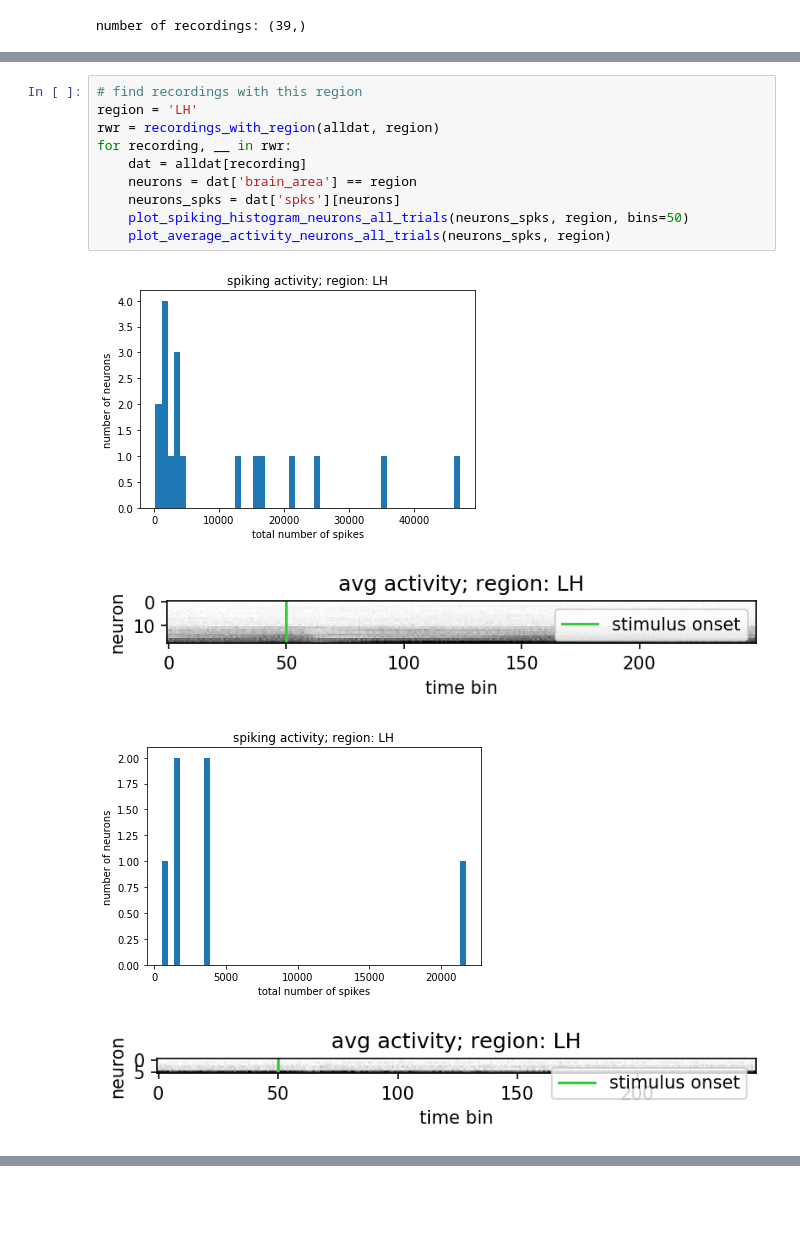
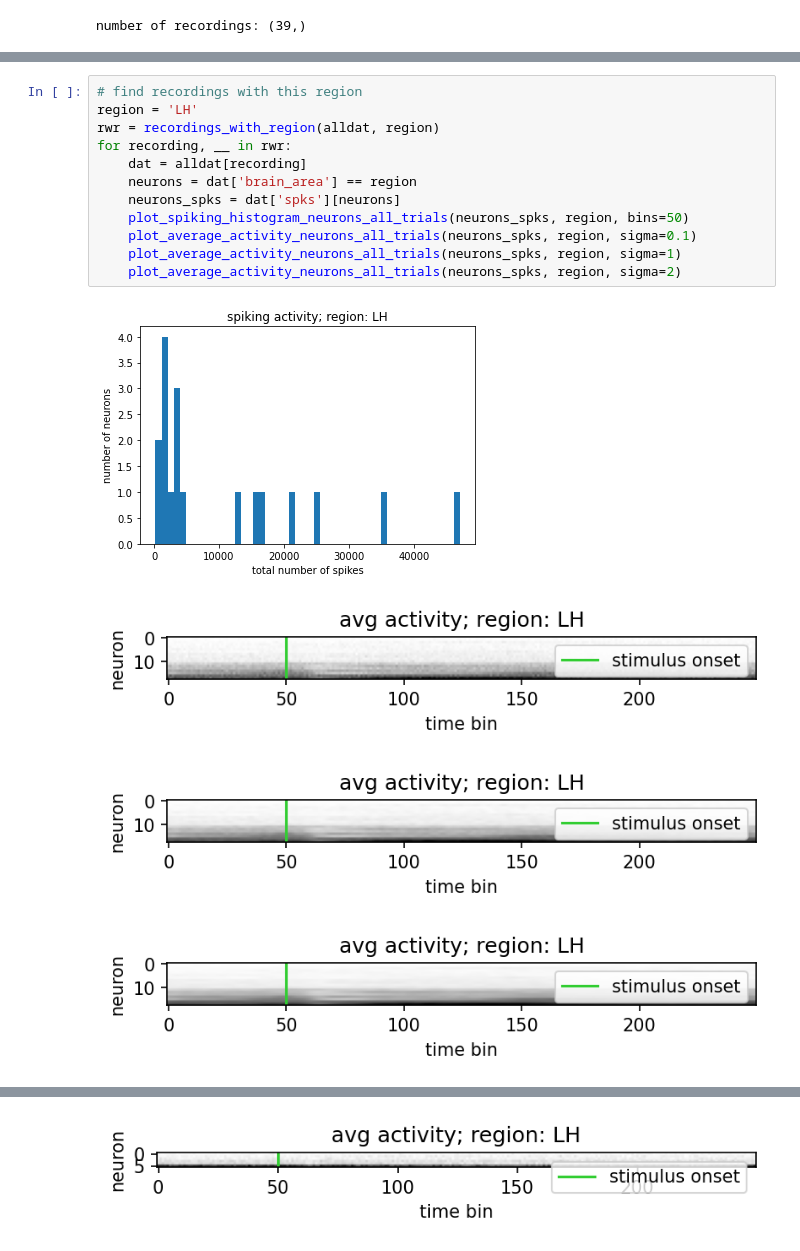
Before and after one commit to gumadeiras/neuromatch-academy, a Jupyter notebook: playground/plotting_one_region_many_recordings.ipynb, the cells around one changed output, grey strips where cells are left out. Saved outputs shown, nothing was run; the diff lists cells and outputs as text; blank space fills up the shorter version.

```diff
--- a/playground/plotting_one_region_many_recordings.ipynb
+++ b/playground/plotting_one_region_many_recordings.ipynb
@@ -76,15 +76,17 @@ regions_recorded(alldat)
 # %%
 # find recordings with this region
 region = 'LH'
 rwr = recordings_with_region(alldat, region)
 for recording, __ in rwr:
     dat = alldat[recording]
     neurons = dat['brain_area'] == region
     neurons_spks = dat['spks'][neurons]
     plot_spiking_histogram_neurons_all_trials(neurons_spks, region, bins=50)
-    plot_average_activity_neurons_all_trials(neurons_spks, region)
+    plot_average_activity_neurons_all_trials(neurons_spks, region, sigma=0.1)
+    plot_average_activity_neurons_all_trials(neurons_spks, region, sigma=1)
+    plot_average_activity_neurons_all_trials(neurons_spks, region, sigma=2)
 # %% [output]
 [figure]
 [figure]
-[figure, old version]
+[figure, new version]
-[figure, old version]
+[figure, new version]
@@ -90,0 +94 @@ for recording, __ in rwr:
+[figure, added]
```
Also changed, not shown: parts of 3 cells of this notebook, 3 other files.
